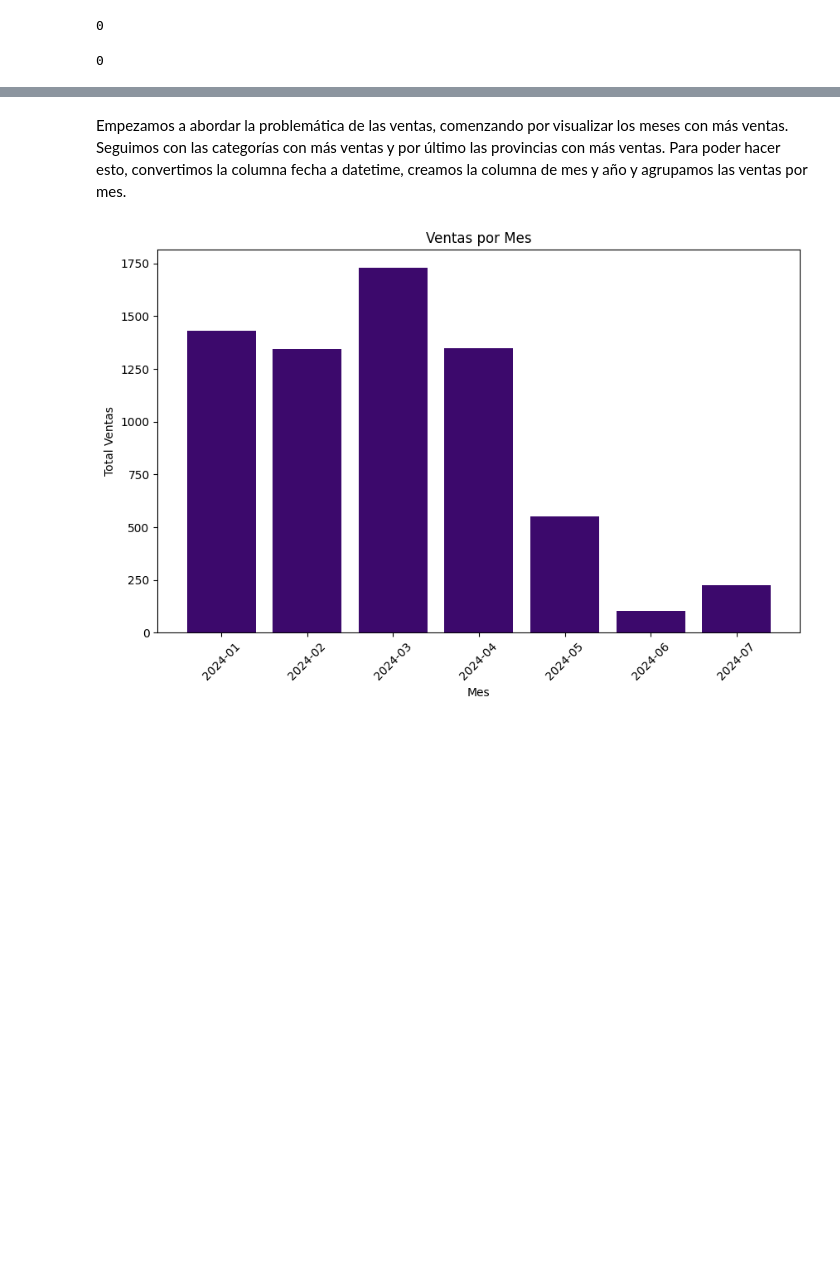
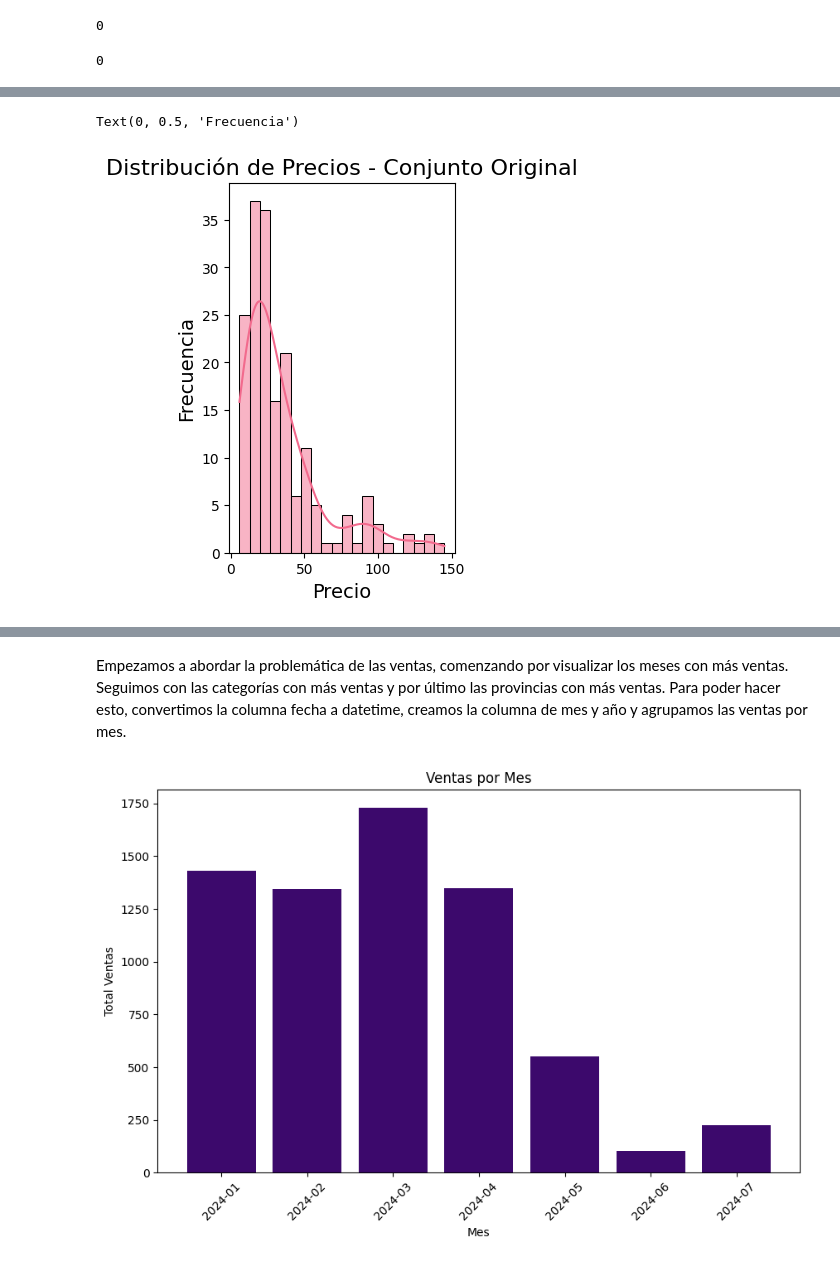
Before and after one commit to sbkrz/noir_velvet, a Jupyter notebook: EDA.ipynb, the cells around one changed output, grey strips where cells are left out. Cells and saved outputs as stored; diff of their text form; code cells hidden in the pictures; blank space fills up the shorter version.

```diff
--- a/EDA.ipynb
+++ b/EDA.ipynb
@@ -115,0 +191,9 @@ print(clientes.duplicated().sum())
+# %%
+plt.subplot(1, 2, 1)
+sns.histplot(productos['precio'], bins=20, kde=True, color='#f26a8d')
+plt.title('Distribución de Precios - Conjunto Original', fontsize=16)
+plt.xlabel('Precio', fontsize=14)
+plt.ylabel('Frecuencia', fontsize=14)
+# %% [output]
+Text(0, 0.5, 'Frecuencia')
+[figure, added]
```
Also changed, not shown: parts of 10 cells of this notebook, 1 other file.
